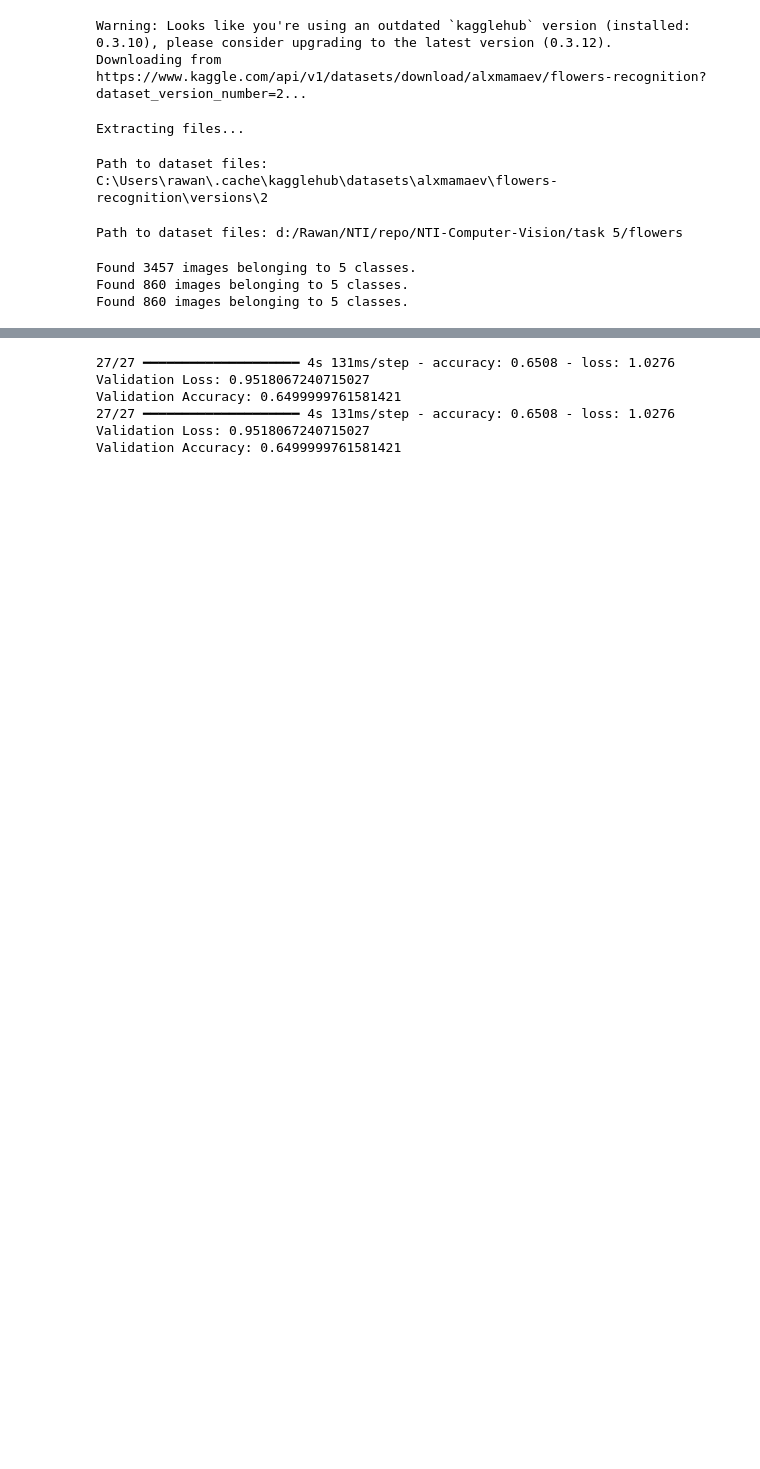
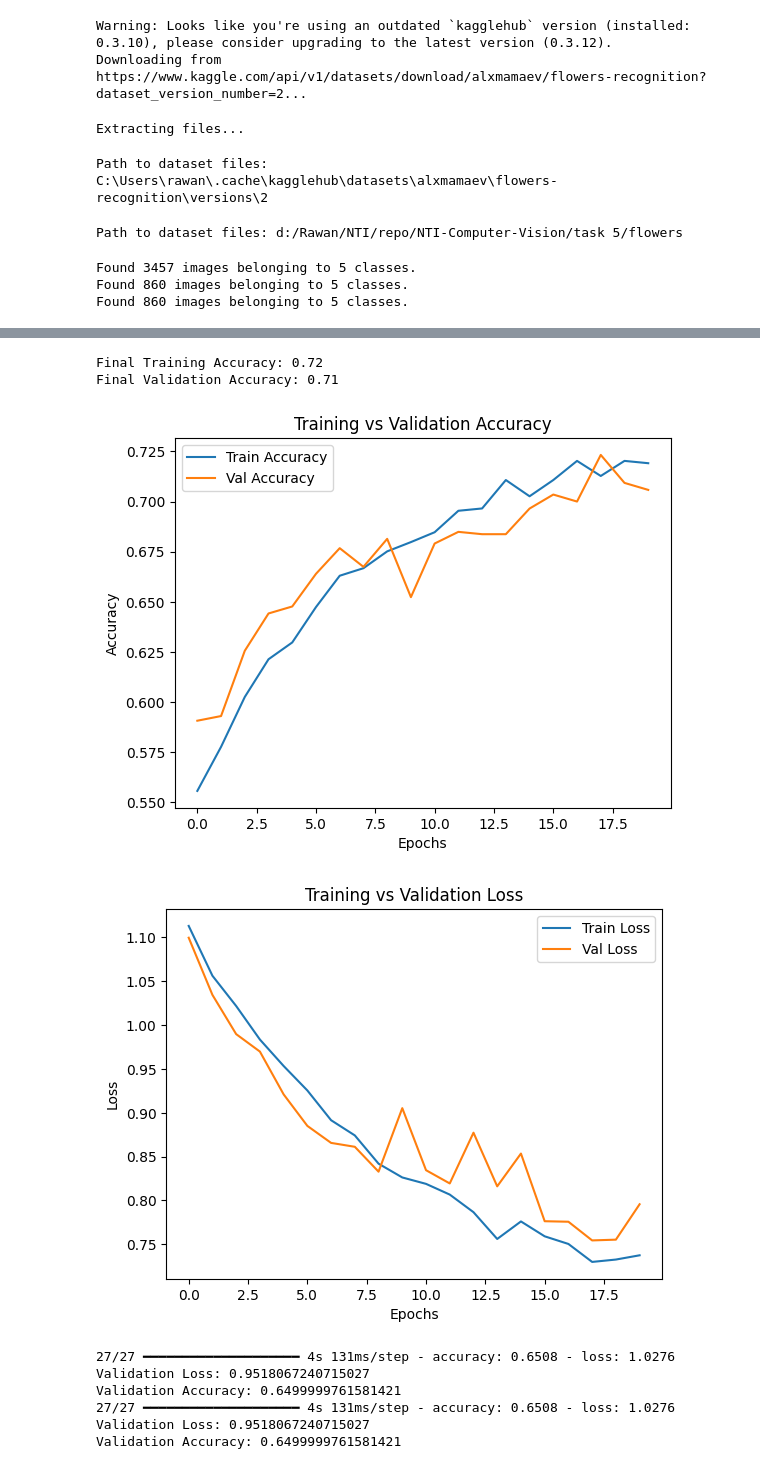
Before and after one commit to rreda11/NTI-Computer-Vision, a Jupyter notebook: task 5/flowers recognition.ipynb, the cells around one changed output, grey strips where cells are left out. Drawn from its saved outputs; the diff is of its cells as text; code cells hidden in the pictures; blank space fills up the shorter version.

Commit message:
update cnn model

```diff
--- a/task 5/flowers recognition.ipynb
+++ b/task 5/flowers recognition.ipynb
@@ -99,4 +124,11 @@ Model: "sequential_5"
  Non-trainable params: 0 (0.00 B)
 # %%
-CNN_model.fit(train, epochs=10, validation_data=val)
+# cnn 2
+history = CNN_model.fit(
+    train,
+    validation_data=val,
+    epochs=20,              # number of training rounds
+    batch_size=32,          # how many images per step
+    verbose=1               # shows progress
+)
 # %% [output]
@@ -121 +152,33 @@ Epoch 10/10
+# %%
+# cnn2
+train_acc = history.history['accuracy'][-1]
+val_acc = history.history['val_accuracy'][-1]
+print(f"Final Training Accuracy: {train_acc:.2f}")
+print(f"Final Validation Accuracy: {val_acc:.2f}")
+# %% [output]
+Final Training Accuracy: 0.72
+Final Validation Accuracy: 0.71
+# %%
+import matplotlib.pyplot as plt
+
+# Accuracy
+plt.plot(history.history['accuracy'], label='Train Accuracy')
+plt.plot(history.history['val_accuracy'], label='Val Accuracy')
+plt.legend()
+plt.xlabel('Epochs')
+plt.ylabel('Accuracy')
+plt.title('Training vs Validation Accuracy')
+plt.show()
+
+# Loss
+plt.plot(history.history['loss'], label='Train Loss')
+plt.plot(history.history['val_loss'], label='Val Loss')
+plt.legend()
+plt.xlabel('Epochs')
+plt.ylabel('Loss')
+plt.title('Training vs Validation Loss')
+plt.show()
+# %% [output]
+[figure, added]
+[figure, added]
 # %%
```
Also changed, not shown: parts of 4 cells of this notebook.
